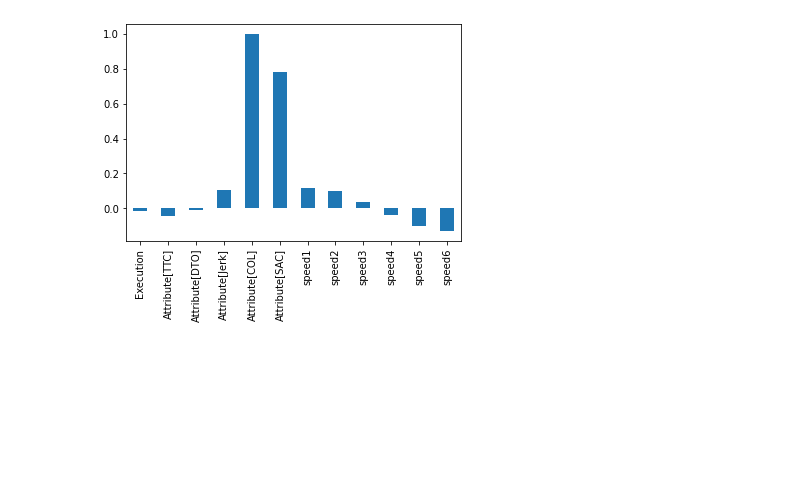
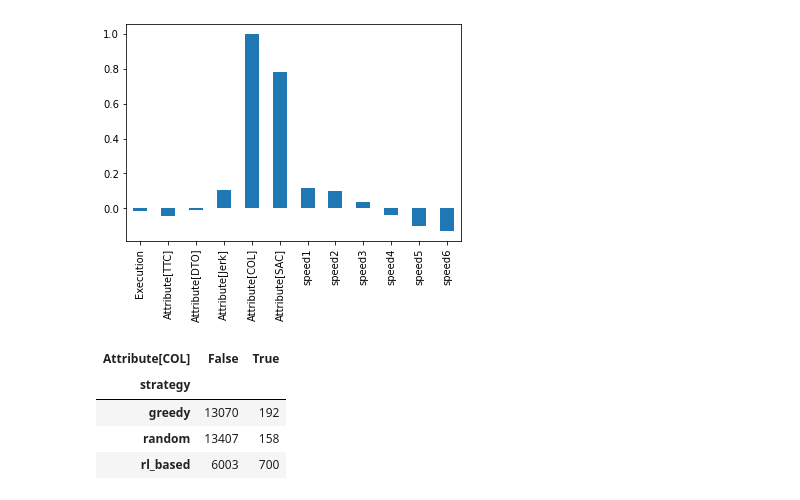
Before and after one commit to SigurdGH/MasterThesis, a Jupyter notebook: main/test.ipynb, the cells around one changed output. Cells and saved outputs as stored; diff of their text form; code cells hidden in the pictures; blank space fills up the shorter version.

```diff
--- a/main/test.ipynb
+++ b/main/test.ipynb
@@ -56,3 +57,11 @@ dm.data.corr()["Attribute[COL]"].plot(kind="bar")
 # %% [output]
 <AxesSubplot:>
 [figure]
+# %%
+dm.data.groupby(['strategy', 'Attribute[COL]']).size().unstack()
+# %% [output]
+| Attribute[COL] | False | True |
+| strategy |  |  |
+| greedy | 13070 | 192 |
+| random | 13407 | 158 |
+| rl_based | 6003 | 700 |
```
Also changed, not shown: parts of 16 cells of this notebook, 2 other files.
